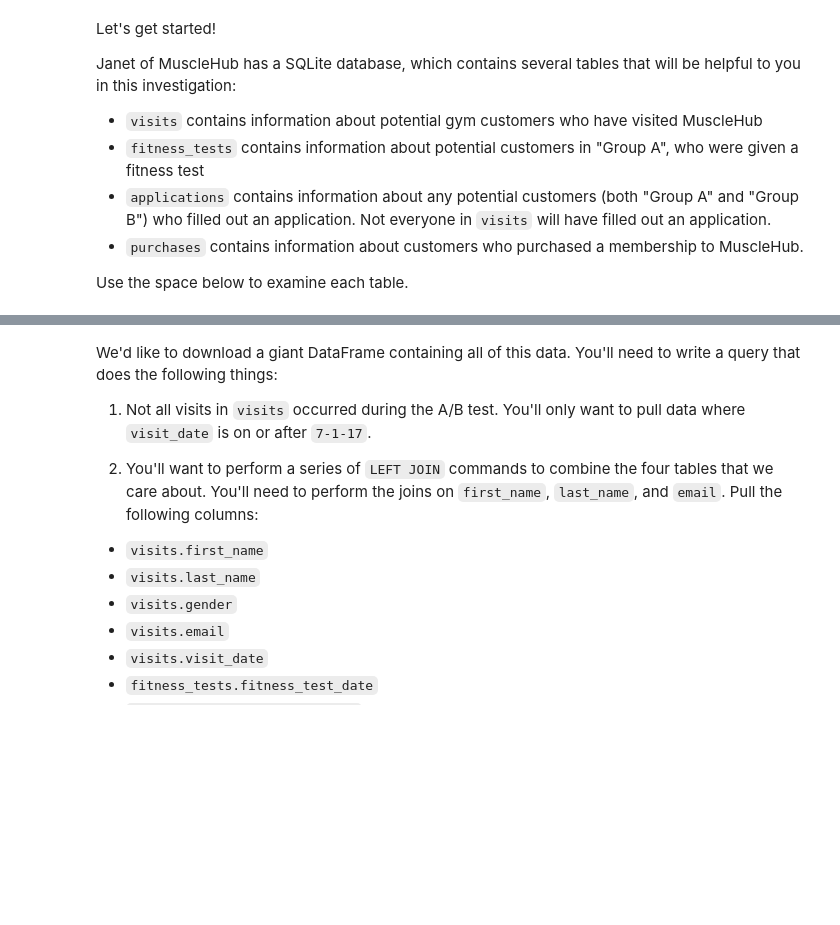
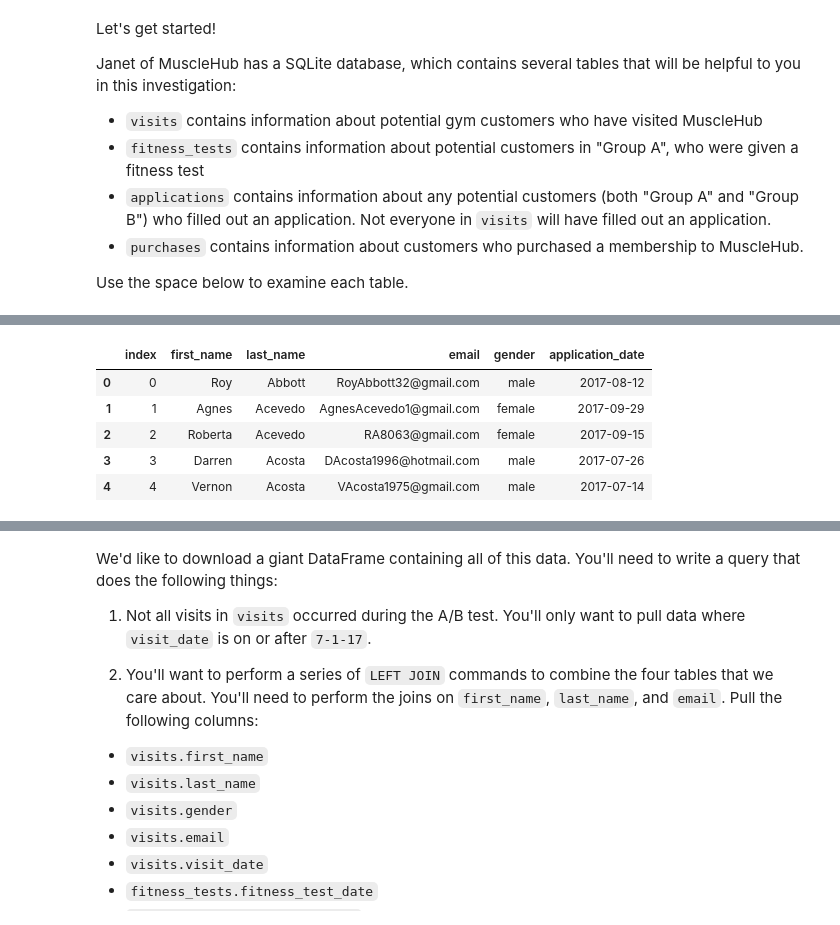
Before and after one commit to carmelhm/musclehub, a Jupyter notebook: input/musclehub.ipynb, the cells around one changed output, grey strips where cells are left out. Cells and saved outputs as stored; diff of their text form; code cells hidden in the pictures; blank space fills up the shorter version.

```diff
--- a/input/musclehub.ipynb
+++ b/input/musclehub.ipynb
@@ -49,4 +74,17 @@ Use the space below to examine each table.
 # %%
 # Examine applications here
+# Examine visits here
+sql_query('''
+SELECT *
+FROM applications
+LIMIT 5
+''')
+# %% [output]
+|  | index | first_name | last_name | email | gender | application_date |
+| 0 | 0 | Roy | Abbott | RoyAbbott32@gmail.com | male | 2017-08-12 |
+| 1 | 1 | Agnes | Acevedo | AgnesAcevedo1@gmail.com | female | 2017-09-29 |
+| 2 | 2 | Roberta | Acevedo | RA8063@gmail.com | female | 2017-09-15 |
+| 3 | 3 | Darren | Acosta | DAcosta1996@hotmail.com | male | 2017-07-26 |
+| 4 | 4 | Vernon | Acosta | VAcosta1975@gmail.com | male | 2017-07-14 |
 # %%
 # Examine purchases here
```
Also changed, not shown: parts of 4 cells of this notebook.
